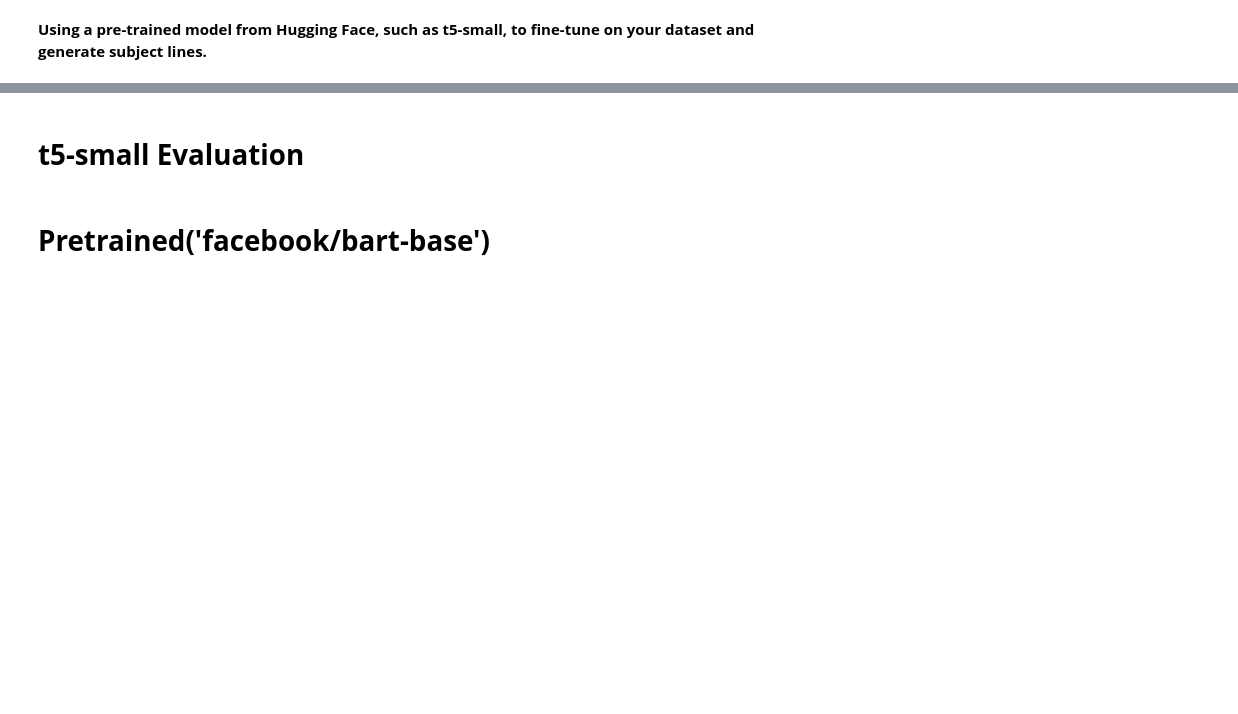
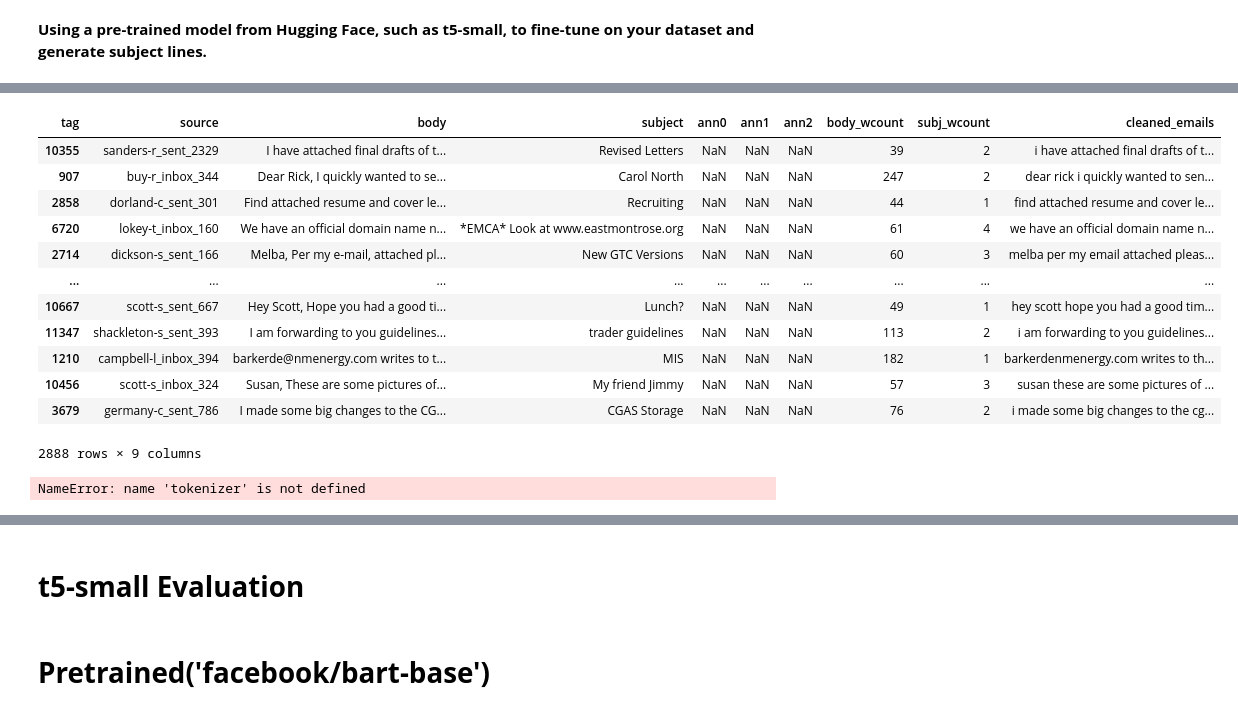
Before and after one commit to nutworker/qM-AI-L, a Jupyter notebook: email-subject/model-tuning/AESLC_tuning.ipynb, the cells around one changed output, grey strips where cells are left out. Saved outputs shown, nothing was run; the diff lists cells and outputs as text; code cells hidden in the pictures; blank space fills up the shorter version.

```diff
--- a/email-subject/model-tuning/AESLC_tuning.ipynb
+++ b/email-subject/model-tuning/AESLC_tuning.ipynb
@@ -677 +765,21 @@ Special tokens have been added in the vocabulary, make sure the associated word
+# %%
+test_df
+# %% [output]
+| tag | source | body | subject | ann0 | ann1 | ann2 | body_wcount | subj_wcount | cleaned_emails |
+| 10355 | sanders-r_sent_2329 | I have attached final drafts of t... | Revised Letters | NaN | NaN | NaN | 39 | 2 | i have attached final drafts of t... |
+| 907 | buy-r_inbox_344 | Dear Rick, I quickly wanted to se... | Carol North | NaN | NaN | NaN | 247 | 2 | dear rick i quickly wanted to sen... |
+| 2858 | dorland-c_sent_301 | Find attached resume and cover le... | Recruiting | NaN | NaN | NaN | 44 | 1 | find attached resume and cover le... |
+| 6720 | lokey-t_inbox_160 | We have an official domain name n... | *EMCA* Look at www.eastmontrose.org | NaN | NaN | NaN | 61 | 4 | we have an official domain name n... |
+| 2714 | dickson-s_sent_166 | Melba, Per my e-mail, attached pl... | New GTC Versions | NaN | NaN | NaN | 60 | 3 | melba per my email attached pleas... |
+| ... | ... | ... | ... | ... | ... | ... | ... | ... | ... |
+| 10667 | scott-s_sent_667 | Hey Scott, Hope you had a good ti... | Lunch? | NaN | NaN | NaN | 49 | 1 | hey scott hope you had a good tim... |
+| 11347 | shackleton-s_sent_393 | I am forwarding to you guidelines... | trader guidelines | NaN | NaN | NaN | 113 | 2 | i am forwarding to you guidelines... |
+| 1210 | campbell-l_inbox_394 | barkerde@nmenergy.com writes to t... | MIS | NaN | NaN | NaN | 182 | 1 | barkerdenmenergy.com writes to th... |
+| 10456 | scott-s_inbox_324 | Susan, These are some pictures of... | My friend Jimmy | NaN | NaN | NaN | 57 | 3 | susan these are some pictures of ... |
+| 3679 | germany-c_sent_786 | I made some big changes to the CG... | CGAS Storage | NaN | NaN | NaN | 76 | 2 | i made some big changes to the cg... |
+2888 rows × 9 columns
+# %%
+tokenize_function(test_df)
+# %% [output]
+NameError: name 'tokenizer' is not defined
 # %%
```
Also changed, not shown: parts of 61 cells of this notebook.
